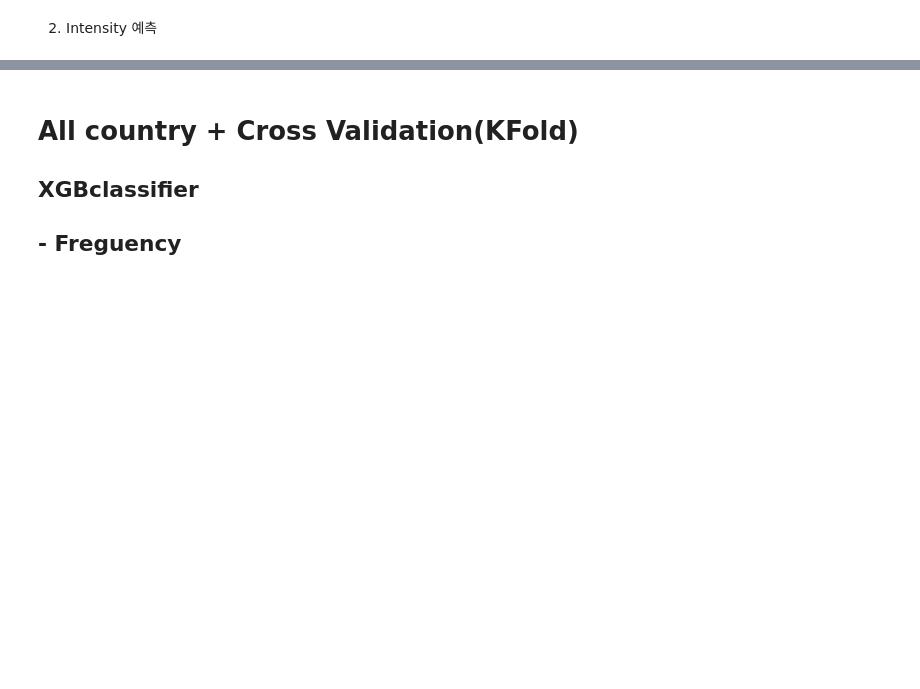
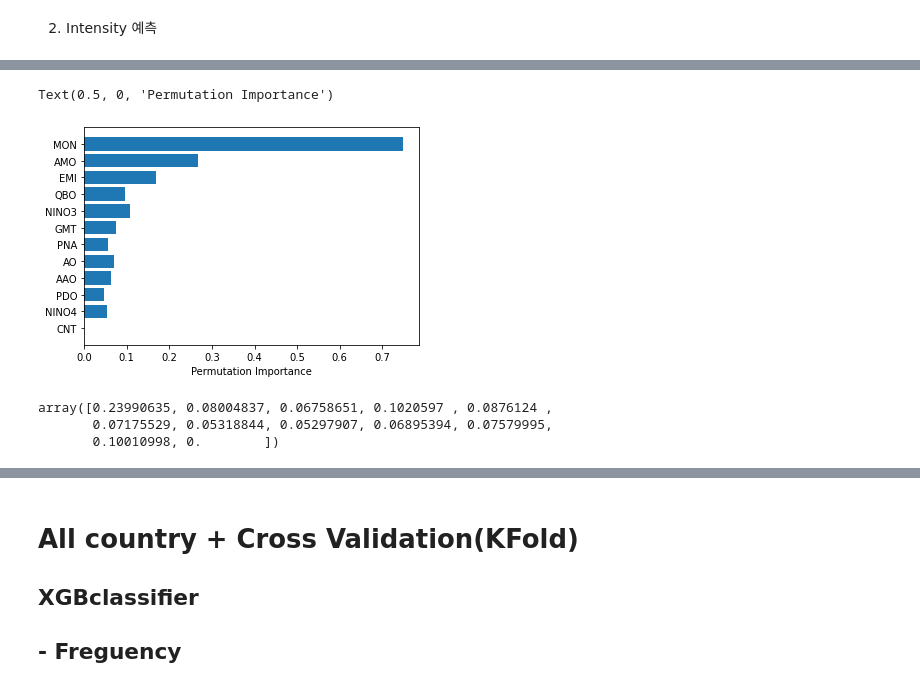
Before and after one commit to tigerjk726/Bumjoong, a Jupyter notebook: Typhoon_modeling(added_other_country)_20221127_6~11.ipynb, the cells around one changed output, grey strips where cells are left out. Drawn from its saved outputs; the diff is of its cells as text; code cells hidden in the pictures; blank space fills up the shorter version.

```diff
--- a/Typhoon_modeling(added_other_country)_20221127_6~11.ipynb
+++ b/Typhoon_modeling(added_other_country)_20221127_6~11.ipynb
@@ -260,0 +265,17 @@ scores
+# %%
+from sklearn.inspection import permutation_importance
+
+perm_importance = permutation_importance(rf, X_korea, Y_korea1)
+plt.barh(feature_cols[sorted_idx], perm_importance.importances_mean[sorted_idx])
+plt.xlabel("Permutation Importance")
+# %% [output]
+Text(0.5, 0, 'Permutation Importance')
+[figure, added]
+# %%
+rf = RandomForestRegressor(n_estimators=100)
+rf.fit(X_korea, Y_korea2)
+rf.feature_importances_
+# %% [output]
+array([0.23990635, 0.08004837, 0.06758651, 0.1020597 , 0.0876124 ,
+       0.07175529, 0.05318844, 0.05297907, 0.06895394, 0.07579995,
+       0.10010998, 0.        ])
```
Also changed, not shown: parts of 11 cells of this notebook.
